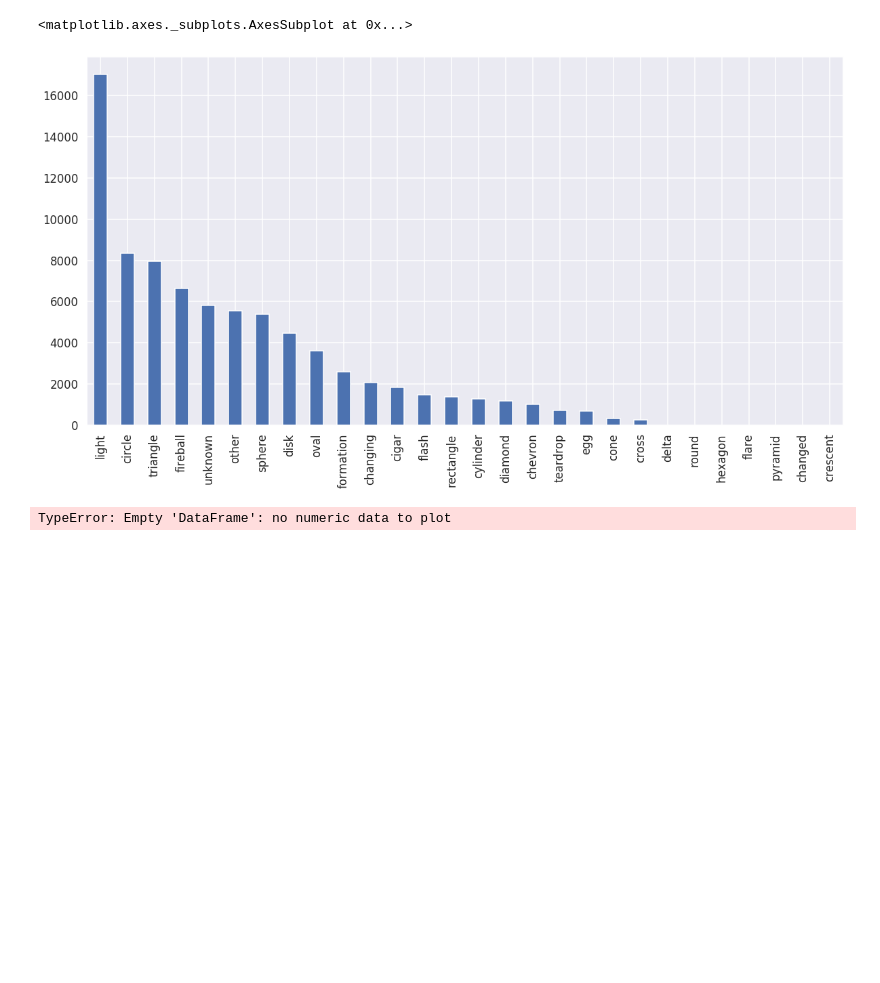
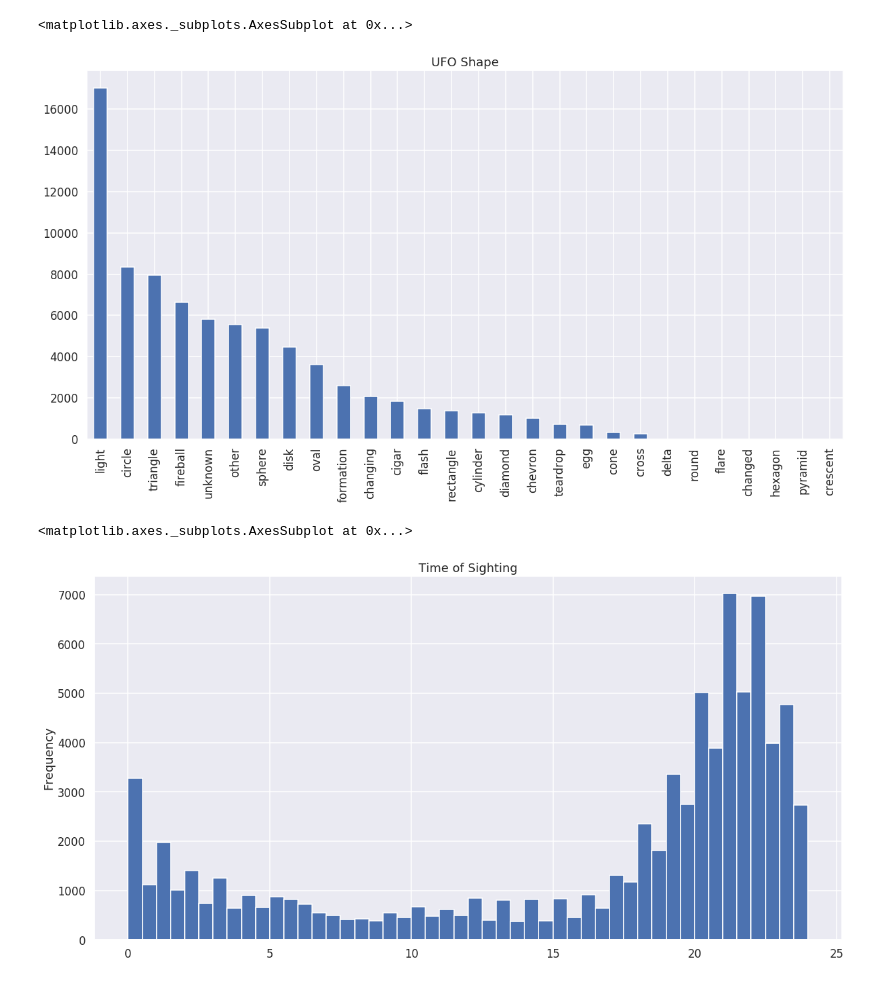
Before and after one commit to timnordahl/ufo-data-analysis, a Jupyter notebook: final.ipynb, the cells around one changed output. Cells and saved outputs as stored; diff of their text form; code cells hidden in the pictures; blank space fills up the shorter version.

```diff
--- a/final.ipynb
+++ b/final.ipynb
@@ -45,9 +107,19 @@ df_ufo['state'].value_counts().plot(kind='bar',figsize=(20,10))
 # %%
-df_ufo['shape'].value_counts().plot(kind='bar',figsize=(20,10))
+df_ufo['shape'].value_counts().plot(
+    kind='bar',
+    figsize=(20,10),
+    title='UFO Shape'
+)
 # %% [output]
 <matplotlib.axes._subplots.AxesSubplot at 0x...>
-[figure, old version]
+[figure, new version]
-# %%
-df_ufo['date_time'].plot(kind='hist')
-# %% [output]
-TypeError: Empty 'DataFrame': no numeric data to plot
+# %%
+df_ufo['time'].plot(
+    kind='hist',
+    bins=48,
+    figsize=(20,10),
+    title='Time of Sighting'
+)
+# %% [output]
+<matplotlib.axes._subplots.AxesSubplot at 0x...>
+[figure, added]
```
Also changed, not shown: parts of 20 cells of this notebook.
